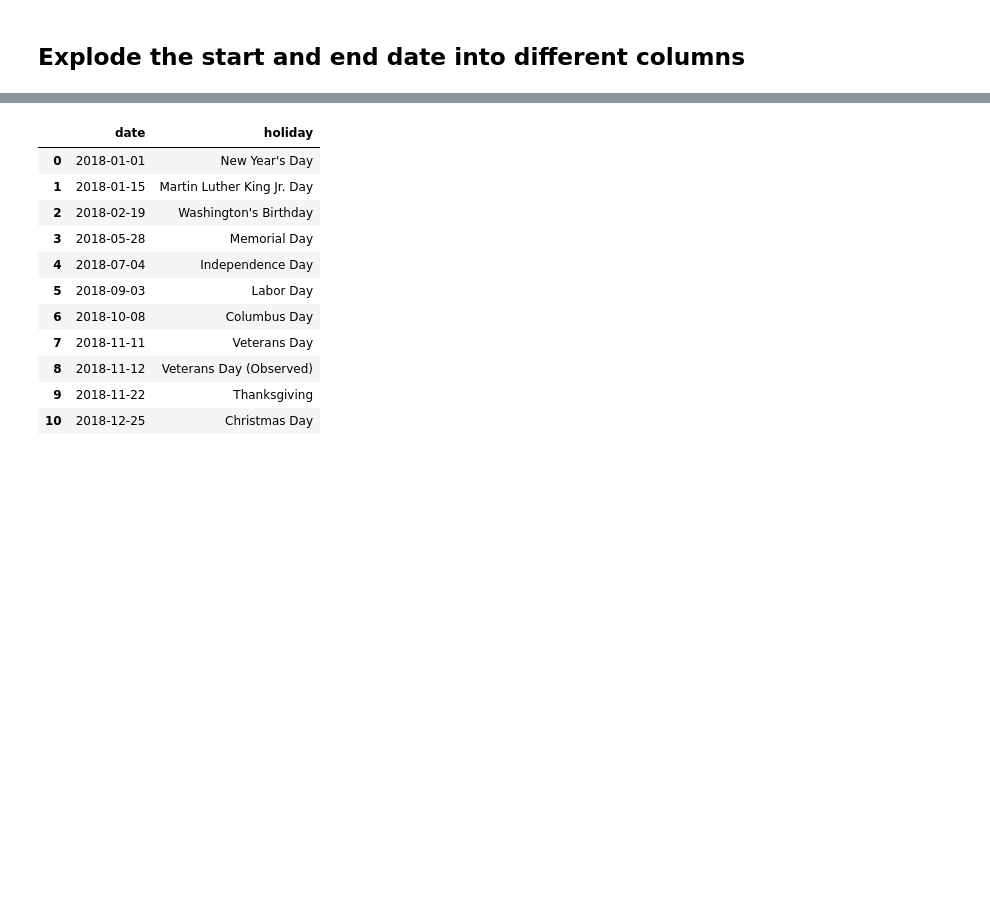
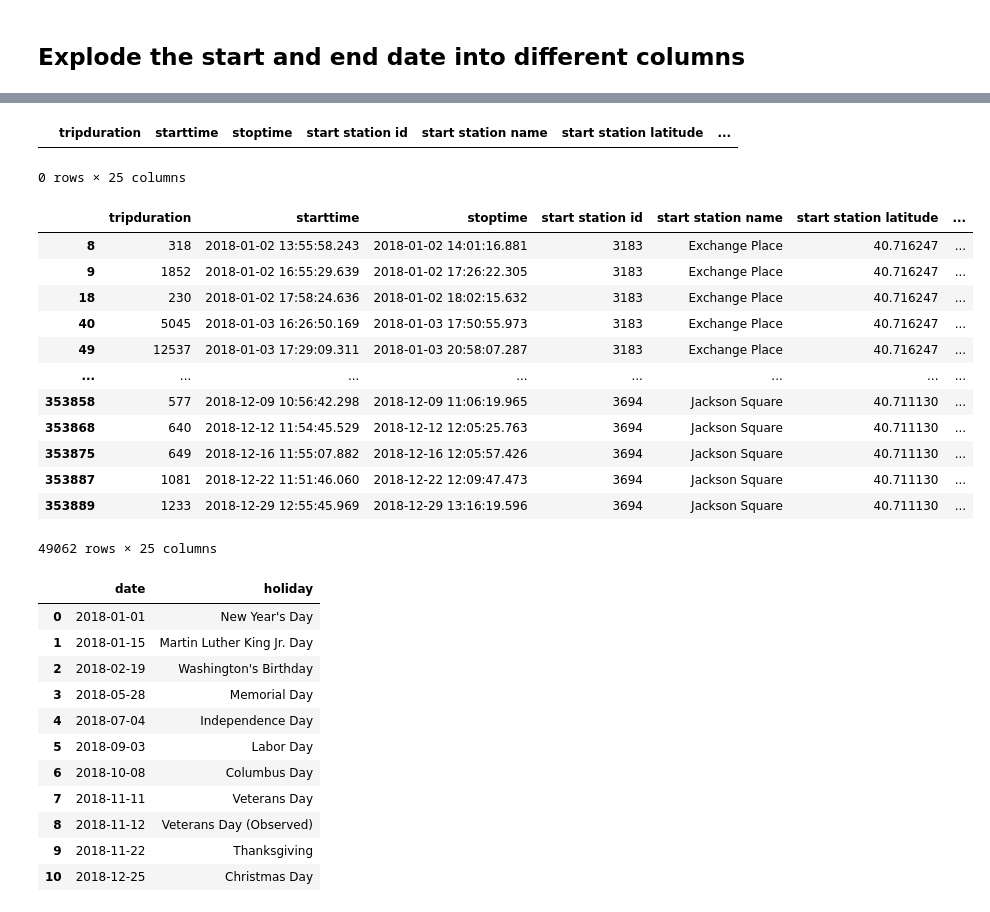
Before and after one commit to Hinakoushar-Tatakoti/Quantifying-the-influence-of-imputing-missing-values-Bike-Sharing-System, a Jupyter notebook: notebooks/bike-sharing-preprocessing.ipynb, the cells around one changed output, grey strips where cells are left out. Saved outputs shown, nothing was run; the diff lists cells and outputs as text; code cells hidden in the pictures; blank space fills up the shorter version.

```diff
--- a/notebooks/bike-sharing-preprocessing.ipynb
+++ b/notebooks/bike-sharing-preprocessing.ipynb
@@ -141,3 +153,24 @@ tripdata
+# %%
+tripdata[tripdata["start_day"] != tripdata["end_day"]]
+# %% [output]
+|  | tripduration | starttime | stoptime | start station id | start station name | start station latitude | ... |
+0 rows × 25 columns
+# %%
+tripdata[tripdata["start_hour"] != tripdata["end_hour"]]
+# %% [output]
+|  | tripduration | starttime | stoptime | start station id | start station name | start station latitude | ... |
+| 8 | 318 | 2018-01-02 13:55:58.243 | 2018-01-02 14:01:16.881 | 3183 | Exchange Place | 40.716247 | ... |
+| 9 | 1852 | 2018-01-02 16:55:29.639 | 2018-01-02 17:26:22.305 | 3183 | Exchange Place | 40.716247 | ... |
+| 18 | 230 | 2018-01-02 17:58:24.636 | 2018-01-02 18:02:15.632 | 3183 | Exchange Place | 40.716247 | ... |
+| 40 | 5045 | 2018-01-03 16:26:50.169 | 2018-01-03 17:50:55.973 | 3183 | Exchange Place | 40.716247 | ... |
+| 49 | 12537 | 2018-01-03 17:29:09.311 | 2018-01-03 20:58:07.287 | 3183 | Exchange Place | 40.716247 | ... |
+| ... | ... | ... | ... | ... | ... | ... | ... |
+| 353858 | 577 | 2018-12-09 10:56:42.298 | 2018-12-09 11:06:19.965 | 3694 | Jackson Square | 40.711130 | ... |
+| 353868 | 640 | 2018-12-12 11:54:45.529 | 2018-12-12 12:05:25.763 | 3694 | Jackson Square | 40.711130 | ... |
+| 353875 | 649 | 2018-12-16 11:55:07.882 | 2018-12-16 12:05:57.426 | 3694 | Jackson Square | 40.711130 | ... |
+| 353887 | 1081 | 2018-12-22 11:51:46.060 | 2018-12-22 12:09:47.473 | 3694 | Jackson Square | 40.711130 | ... |
+| 353889 | 1233 | 2018-12-29 12:55:45.969 | 2018-12-29 13:16:19.596 | 3694 | Jackson Square | 40.711130 | ... |
+49062 rows × 25 columns
 # %%
 #!pip install holidays
 # %%
```
Also changed, not shown: parts of 23 cells of this notebook, 2 other files.
